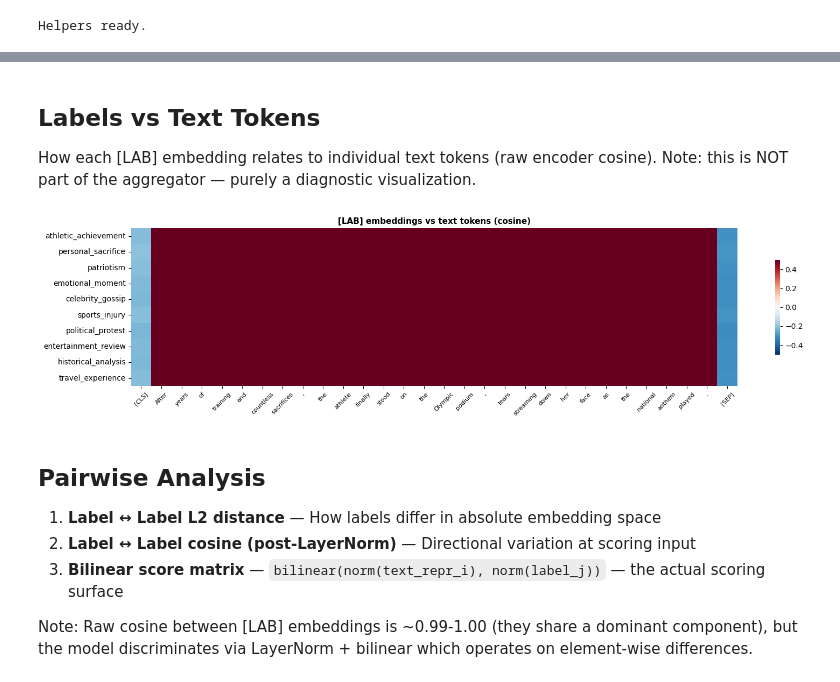
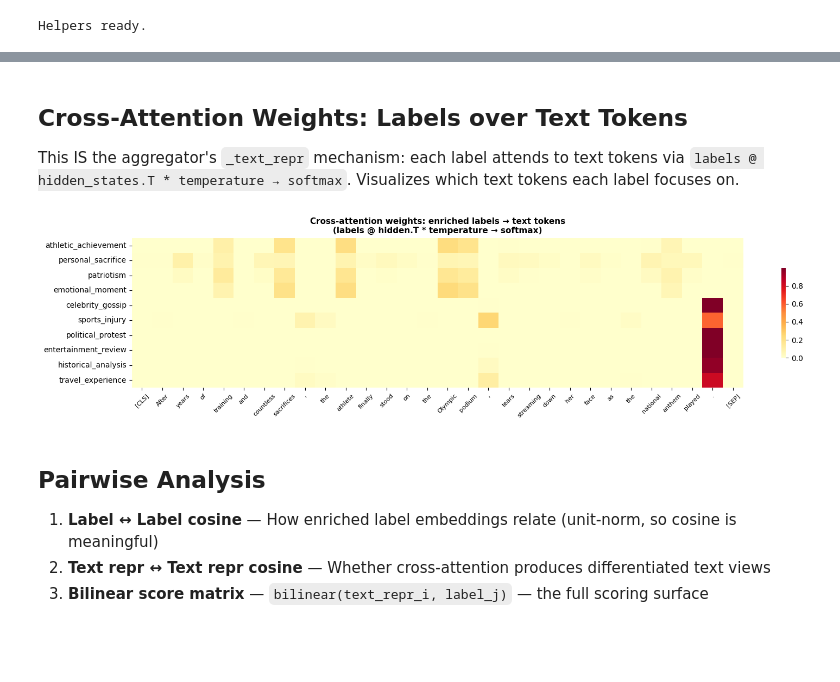
Before and after one commit to KameniAlexNea/zero-shot-classification, a Jupyter notebook: notebooks/ForwardPassVisualization.ipynb, the cells around one changed output, grey strips where cells are left out. Drawn from its saved outputs; the diff is of its cells as text; code cells hidden in the pictures; blank space fills up the shorter version.

```diff
--- a/notebooks/ForwardPassVisualization.ipynb
+++ b/notebooks/ForwardPassVisualization.ipynb
@@ -25,13 +25,20 @@ import seaborn as sns
 from gliznet import GliZNetForSequenceClassification, GliZNETTokenizer
 
 # Select GPU with most free memory
+DEVICE = "cpu"
 if torch.cuda.is_available():
-    free_mem = [torch.cuda.mem_get_info(i)[0] for i in range(torch.cuda.device_count())]
-    DEVICE = f"cuda:{free_mem.index(max(free_mem))}"
-else:
-    DEVICE = "cpu"
+    best_gpu, best_mem = 0, 0
+    for i in range(torch.cuda.device_count()):
+        try:
+            free = torch.cuda.mem_get_info(i)[0]
+            if free > best_mem:
+                best_gpu, best_mem = i, free
+        except RuntimeError:
+            continue
+    if best_mem > 0:
+        DEVICE = f"cuda:{best_gpu}"
 
-MODEL_PATH = "../results/deberta-v3-base_20260520_061319/checkpoint-32000"
+MODEL_PATH = "../results/deberta-v3-base_20260521_054708/checkpoint-36000"
 
 model = GliZNetForSequenceClassification.from_pretrained(
     MODEL_PATH,
@@ -42,6 +49,6 @@ print(f"Device: {DEVICE}")
 print(f"Model loaded from: {MODEL_PATH}")
 print(f"Hidden size: {model.aggregator.hidden_size}")
 print(f"Scoring: {model.aggregator.scoring.__class__.__name__}")
-print(f"Label context fusion: {model.aggregator.context is not None}")
+print(f"Label context: {model.aggregator.label_context is not None}")
 # %% [output]
 Device: cuda:0
@@ -257,50 +270,49 @@ travel_experience           -0.2158     0.0290     90.0     F
 # %% [markdown]
-## Labels vs Text Tokens
+## Cross-Attention Weights: Labels over Text Tokens
 
-How each [LAB] embedding relates to individual text tokens (raw encoder cosine).
-Note: this is NOT part of the aggregator — purely a diagnostic visualization.
+This IS the aggregator's `_text_repr` mechanism: each label attends to text tokens via
+`labels @ hidden_states.T * temperature → softmax`. Visualizes which text tokens each label focuses on.
 # %%
-# Rerun encoder to get hidden states for token-level viz
-with torch.no_grad():
-    hidden_states = model.backbone(
-        input_ids=batch["input_ids"], attention_mask=batch["attention_mask"]
-    ).last_hidden_state
+# Compute attention weights exactly as _text_repr_dense does
+agg = model.aggregator
+hidden_states = stages["hidden_states"]
+text_mask = stages["text_mask"]
 
-# Find text token positions (exclude [LAB] and padding)
-lab_token_mask = batch["input_ids"] == model.aggregator.lab_token_id
-lmask = batch["lmask"]
-text_mask = (lmask == 0) & (batch["attention_mask"] == 1) & (~lab_token_mask)
+# Use enriched labels (same as forward pass second-pass)
+dense_labels = stages["agg_label_embs"].unsqueeze(0)  # (1, K, D)
+scale = agg.attn_temperature.exp()
+scores = torch.bmm(dense_labels, hidden_states.transpose(1, 2)) * scale  # (1, K, L)
+scores.masked_fill_(~text_mask.unsqueeze(1), float("-inf"))
+attn_weights = F.softmax(scores, dim=2)  # (1, K, L)
+
+# Extract text token positions for visualization
 text_positions = text_mask[0].nonzero(as_tuple=True)[0]
-text_token_embs = hidden_states[0, text_positions]
+attn_over_text = attn_weights[0, :, text_positions].detach().cpu().numpy()  # (K, T)
 
-# Get text token strings for x-axis labels
+# Token strings
 token_ids = batch["input_ids"][0, text_positions].cpu().tolist()
 token_strs = tokenizer.tokenizer.convert_ids_to_tokens(token_ids)
 token_strs = [t.replace("▁", "")[:12] for t in token_strs]
 
-# Similarity: [LAB] embeddings vs text tokens
-sim_label_text = cos_sim(stages["raw_label_embs"], text_token_embs)
-
 fig, ax = plt.subplots(figsize=(16, 4))
 sns.heatmap(
-    sim_label_text, ax=ax, cmap="RdBu_r", vmin=-0.5, vmax=0.5,
+    attn_over_text, ax=ax, cmap="YlOrRd", vmin=0,
     xticklabels=token_strs, yticklabels=labels,
     cbar_kws={"shrink": 0.6},
 )
-ax.set_title("[LAB] embeddings vs text tokens (cosine)", fontsize=11, fontweight="bold")
+ax.set_title("Cross-attention weights: enriched labels → text tokens\n"
+             "(labels @ hidden.T * temperature → softmax)",
+             fontsize=11, fontweight="bold")
 ax.tick_params(axis="x", rotation=45, labelsize=8)
 plt.tight_layout()
 plt.show()
 # %% [output]
-[figure, old version]
+[figure, new version]
 # %% [markdown]
 ## Pairwise Analysis
 
-1. **Label ↔ Label L2 distance** — How labels differ in absolute embedding space
-2. **Label ↔ Label cosine (post-LayerNorm)** — Directional variation at scoring input
-3. **Bilinear score matrix** — `bilinear(norm(text_repr_i), norm(label_j))` — the actual scoring surface
-
-Note: Raw cosine between [LAB] embeddings is ~0.99-1.00 (they share a dominant component),
-but the model discriminates via LayerNorm + bilinear which operates on element-wise differences.
+1. **Label ↔ Label cosine** — How enriched label embeddings relate (unit-norm, so cosine is meaningful)
+2. **Text repr ↔ Text repr cosine** — Whether cross-attention produces differentiated text views
+3. **Bilinear score matrix** — `bilinear(text_repr_i, label_j)` — the full scoring surface
 # %%
 # ──────────────────────────────────────────────────────────────────────────────
```
Also changed, not shown: parts of 11 cells of this notebook, 6 other files.
